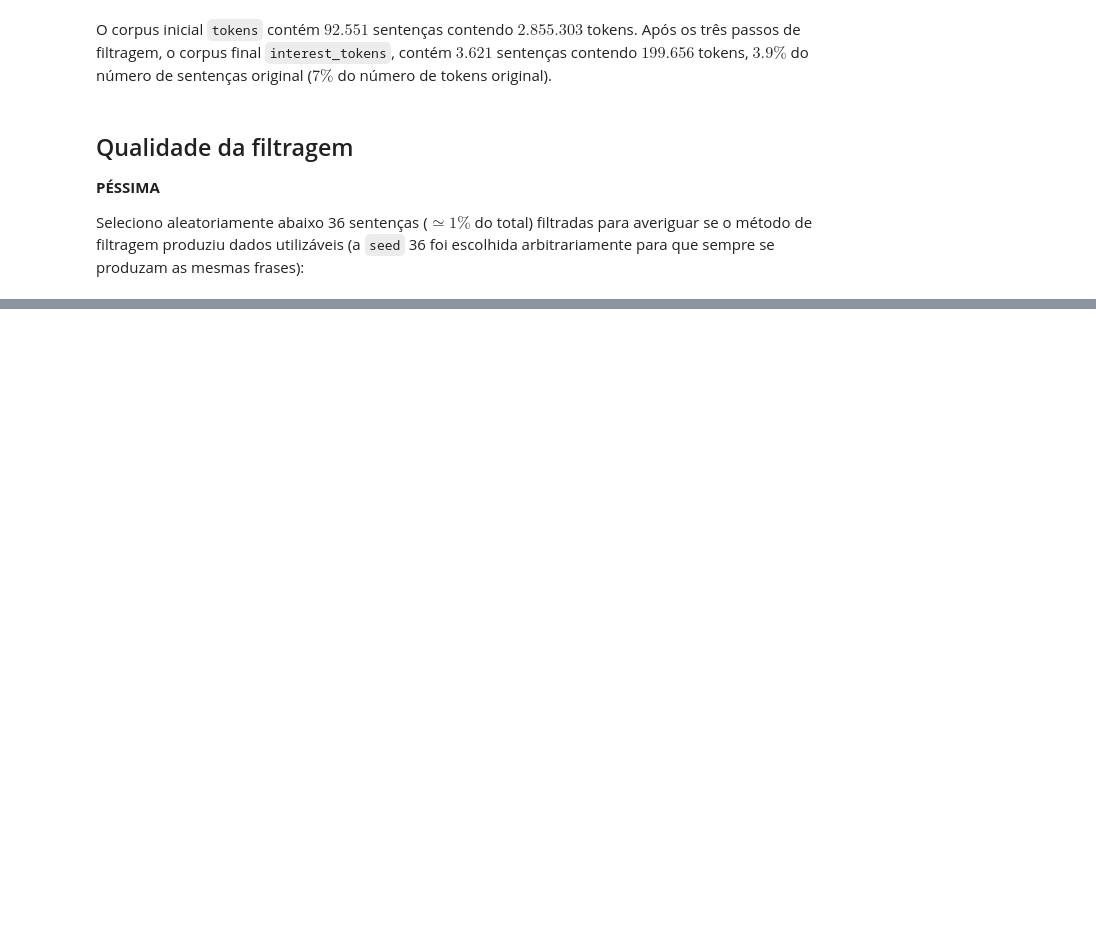
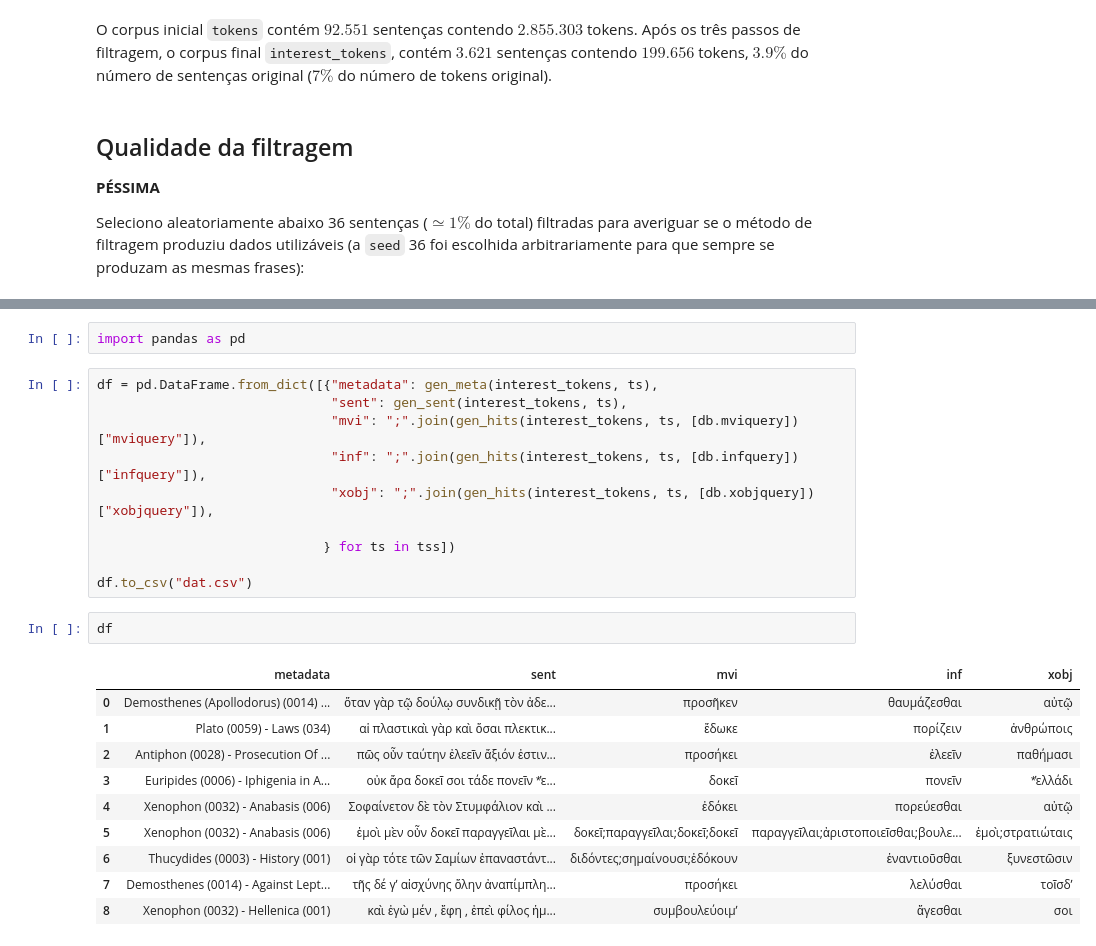
Before and after one commit to caiogeraldes/doc_data, a Jupyter notebook: notebooks/relatório.0.5.6.ipynb, the cells around one changed output, grey strips where cells are left out. Saved outputs shown, nothing was run; the diff lists cells and outputs as text; blank space fills up the shorter version.

Commit message:
cltk update; retrained data

```diff
--- a/notebooks/relatório.0.5.6.ipynb
+++ b/notebooks/relatório.0.5.6.ipynb
@@ -80,0 +81,25 @@ Plato (0059) - Republic (030)
+# %%
+import pandas as pd
+# %%
+df = pd.DataFrame.from_dict([{"metadata": gen_meta(interest_tokens, ts),
+                              "sent": gen_sent(interest_tokens, ts),
+                              "mvi": ";".join(gen_hits(interest_tokens, ts, [db.mviquery])["mviquery"]),
+                              "inf": ";".join(gen_hits(interest_tokens, ts, [db.infquery])["infquery"]),
+                              "xobj": ";".join(gen_hits(interest_tokens, ts, [db.xobjquery])["xobjquery"]),
+
+                             } for ts in tss])
+
+df.to_csv("dat.csv")
+# %%
+df
+# %% [output]
+|  | metadata | sent | mvi | inf | xobj |
+| 0 | Demosthenes (Apollodorus) (0014) ... | ὅταν γὰρ τῷ δούλῳ συνδικῇ τὸν ἀδε... | προσῆκεν | θαυμάζεσθαι | αὐτῷ |
+| 1 | Plato (0059) - Laws (034) | αἱ πλαστικαὶ γὰρ καὶ ὅσαι πλεκτικ... | ἔδωκε | πορίζειν | ἀνθρώποις |
+| 2 | Antiphon (0028) - Prosecution Of ... | πῶς οὖν ταύτην ἐλεεῖν ἄξιόν ἐστιν... | προσήκει | ἐλεεῖν | παθήμασι |
+| 3 | Euripides (0006) - Iphigenia in A... | οὐκ ἄρα δοκεῖ σοι τάδε πονεῖν *̔ε... | δοκεῖ | πονεῖν | *̔ελλάδι |
+| 4 | Xenophon (0032) - Anabasis (006) | Σοφαίνετον δὲ τὸν Στυμφάλιον καὶ ... | ἐδόκει | πορεύεσθαι | αὐτῷ |
+| 5 | Xenophon (0032) - Anabasis (006) | ἐμοὶ μὲν οὖν δοκεῖ παραγγεῖλαι μὲ... | δοκεῖ;παραγγεῖλαι;δοκεῖ;δοκεῖ | παραγγεῖλαι;ἀριστοποιεῖσθαι;βουλε... | ἐμοὶ;στρατιώταις |
+| 6 | Thucydides (0003) - History (001) | οἱ γὰρ τότε τῶν Σαμίων ἐπαναστάντ... | διδόντες;σημαίνουσι;ἐδόκουν | ἐναντιοῦσθαι | ξυνεστῶσιν |
+| 7 | Demosthenes (0014) - Against Lept... | τῆς δέ γʼ αἰσχύνης ὅλην ἀναπίμπλη... | προσήκει | λελύσθαι | τοῖσδʼ |
+| 8 | Xenophon (0032) - Hellenica (001) | καὶ ἐγὼ μέν , ἔφη , ἐπεὶ φίλος ἡμ... | συμβουλεύοιμʼ | ἄγεσθαι | σοι |
```
Also changed, not shown: parts of 2 cells of this notebook, 2 other files.
